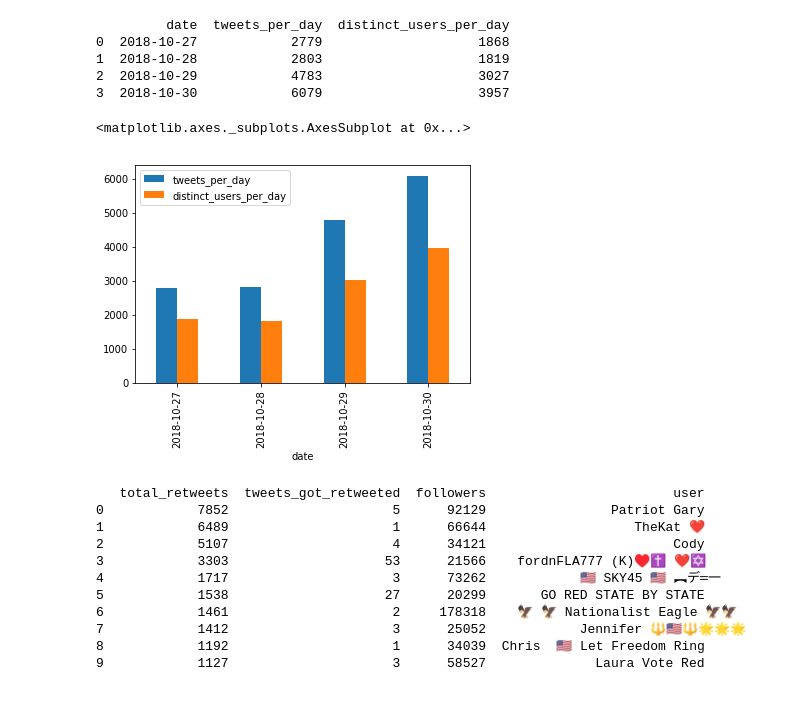
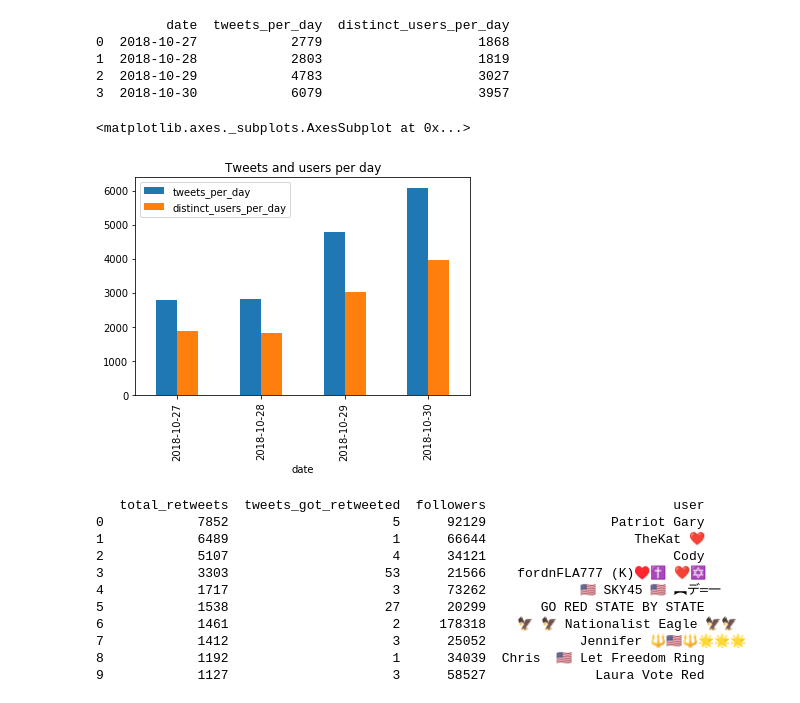
Before and after one commit to annaaniol/DataExploration, a Jupyter notebook: analyse.ipynb, the cells around one changed output. Saved outputs shown, nothing was run; the diff lists cells and outputs as text; code cells hidden in the pictures.

```diff
--- a/analyse.ipynb
+++ b/analyse.ipynb
@@ -124,10 +124,10 @@ print(resDates)
 2  2018-10-29            4783                    3027
 3  2018-10-30            6079                    3957
 # %%
-resDates.plot.bar("date")
+resDates.plot.bar("date", title="Tweets and users per day")
 # %% [output]
 <matplotlib.axes._subplots.AxesSubplot at 0x...>
-[figure, old version]
+[figure, new version]
 # %%
 # Korelacja pomiędzy followers_count usera a łączną liczbą retweetów postów usera
 # Wyłonienie najbardziej wpływowych użytkowników sieci
```
